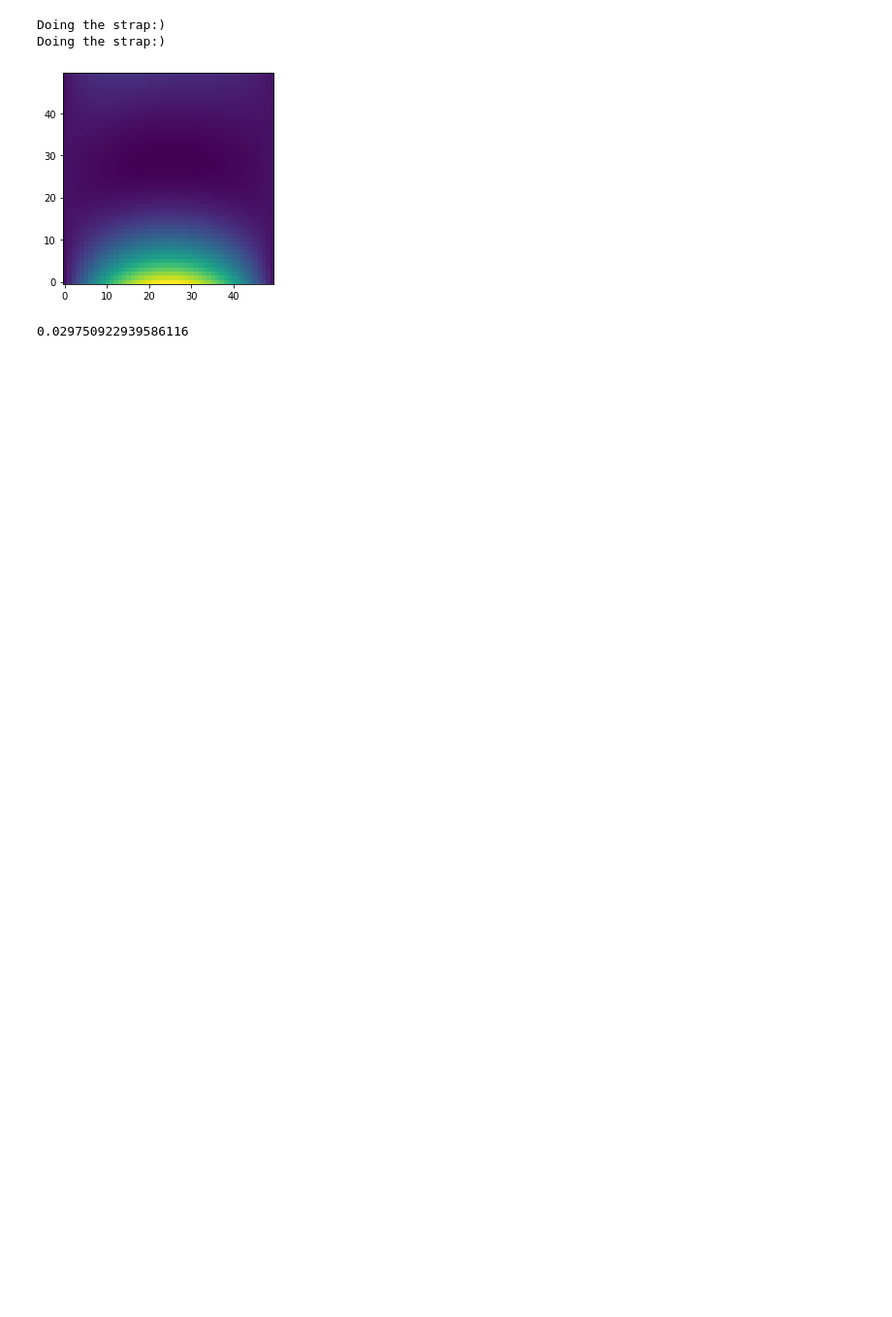
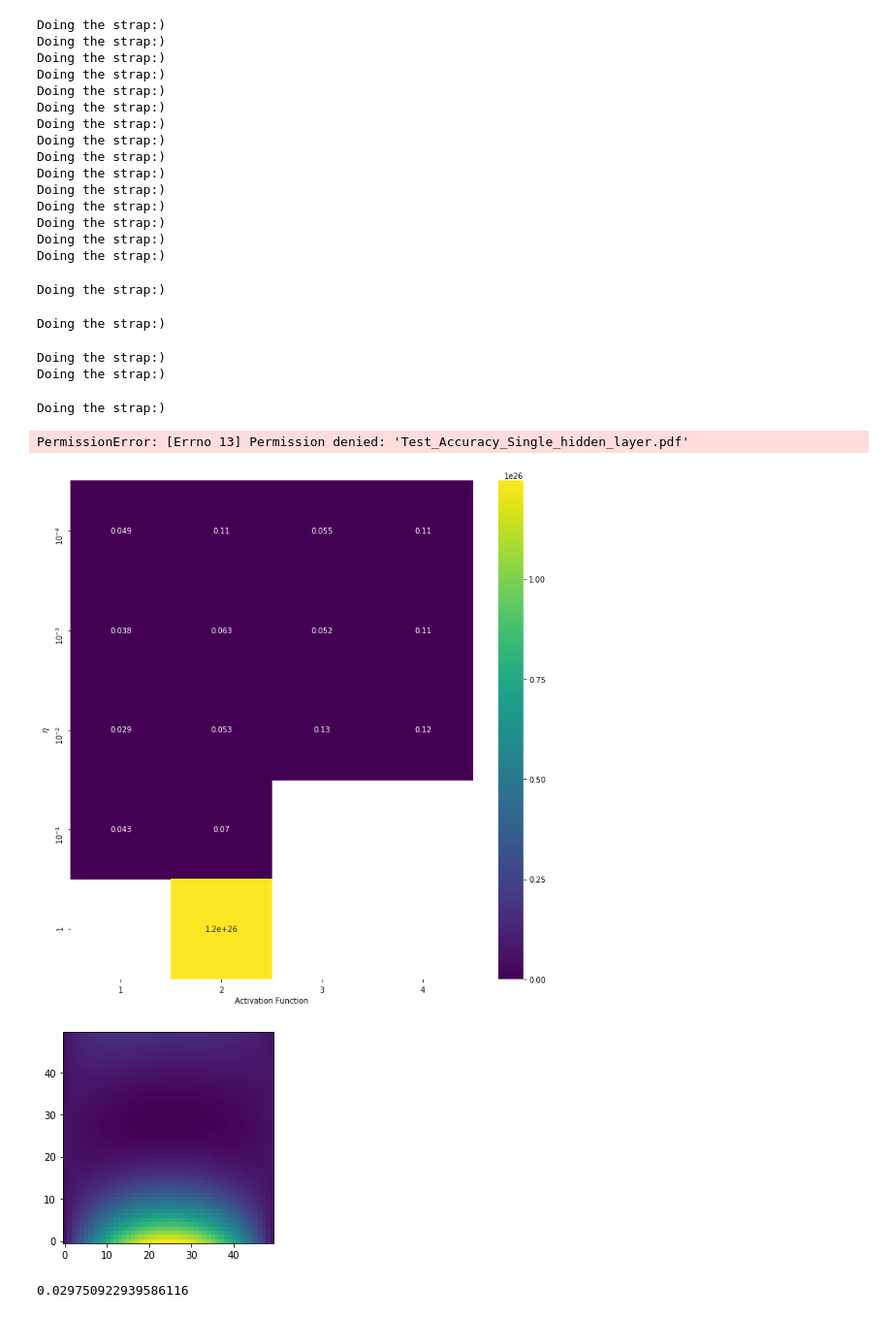
Before and after one commit to MortenTryti/MachineLearning, a Jupyter notebook: Project 3/Our_network.ipynb, the cells around one changed output. Shown at 97% size. Saved outputs shown, nothing was run; the diff lists cells and outputs as text; code cells hidden in the pictures; blank space fills up the shorter version.

```diff
--- a/Project 3/Our_network.ipynb
+++ b/Project 3/Our_network.ipynb
@@ -118,8 +118,8 @@ def solution(x,t,N_hidden,eta, activation_function ,output_function, epoch,Minib
 # %%
 # We have changed how we test and train. The train is done on a random unsorted grid, while the test is done on a fixed grid
 
-x = np.random.uniform(0,1,10)
-t = np.random.uniform(0,1,10)
+x = np.random.uniform(0,1,6)
+t = np.random.uniform(0,1,6)
 
 t_test = np.linspace(0,1,50)
 x_test = np.linspace(0,1,50)
@@ -129,7 +129,7 @@ etas = np.logspace(-4,0,5)
 
 activation_functions = [Sigmoid,RELU,lexyRelu,Identity]
 output_function = Identity
-epoch,Minibach = 100, 5
+epoch,Minibach = 100, 3
 N_hidden = 32
 N_straps = 10
 
@@ -156,33 +156,53 @@ for eta in etas:
    #         plt.imshow(u_t,origin='lower')
    #         plt.show()
             error/= (np.size(t_test)*np.size(x_test))
             g_error += error
            # print(error)
         g_error /= N_straps
         error_list[k,l] += g_error
         l+=1
     k+=1
     l= 0
 
 tick = ticker.ScalarFormatter(useOffset=False, useMathText=True)
 tick.set_powerlimits((0,0))
 
 tx = [u"${}$".format(tick.format_data(x)) for x in [1,2,3,4]]
 ty = [u"${}$".format(tick.format_data(x)) for x in etas]
 
 #lambdas_sea = [lambdas[i] for i in range(len(lambdas))]
 #etas_sea =  [etas[i] for i in range(len(etas))]
 
 fig, ax = plt.subplots(figsize = (10, 10))
 sns.heatmap(data=error_list,ax=ax, cmap="viridis",annot=True ,xticklabels=tx, yticklabels=ty,)
 ax.set_xlabel(r'Activation Function')
 ax.set_ylabel(r'$\eta$')
 plt.tight_layout()
 plt.savefig(f"Test_Accuracy_Single_hidden_layer.pdf")
 plt.show()
 # %% [output]
 Doing the strap:)
 Doing the strap:)
+Doing the strap:)
+Doing the strap:)
+Doing the strap:)
+Doing the strap:)
+Doing the strap:)
+Doing the strap:)
+Doing the strap:)
+Doing the strap:)
+Doing the strap:)
+Doing the strap:)
+Doing the strap:)
+Doing the strap:)
+Doing the strap:)
+Doing the strap:)
+Doing the strap:)
+Doing the strap:)
+Doing the strap:)
+Doing the strap:)
+PermissionError: [Errno 13] Permission denied: 'Test_Accuracy_Single_hidden_layer.pdf'
+[figure, added]
 # %%
 ### test
 # %% [output]
```
Also changed, not shown: 1 other file.
